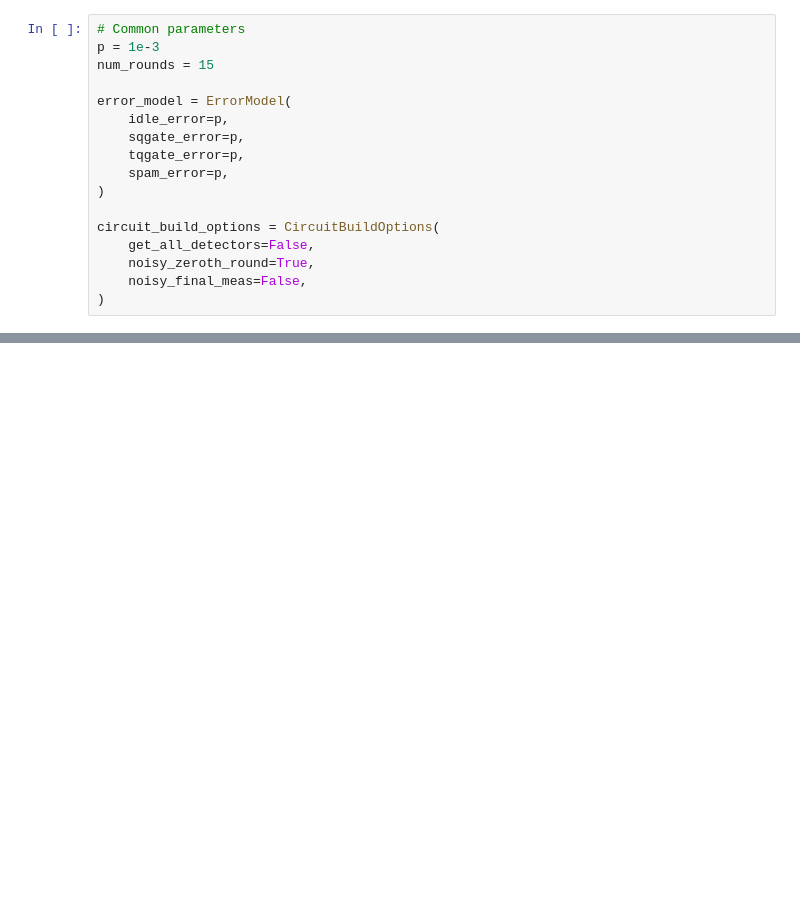
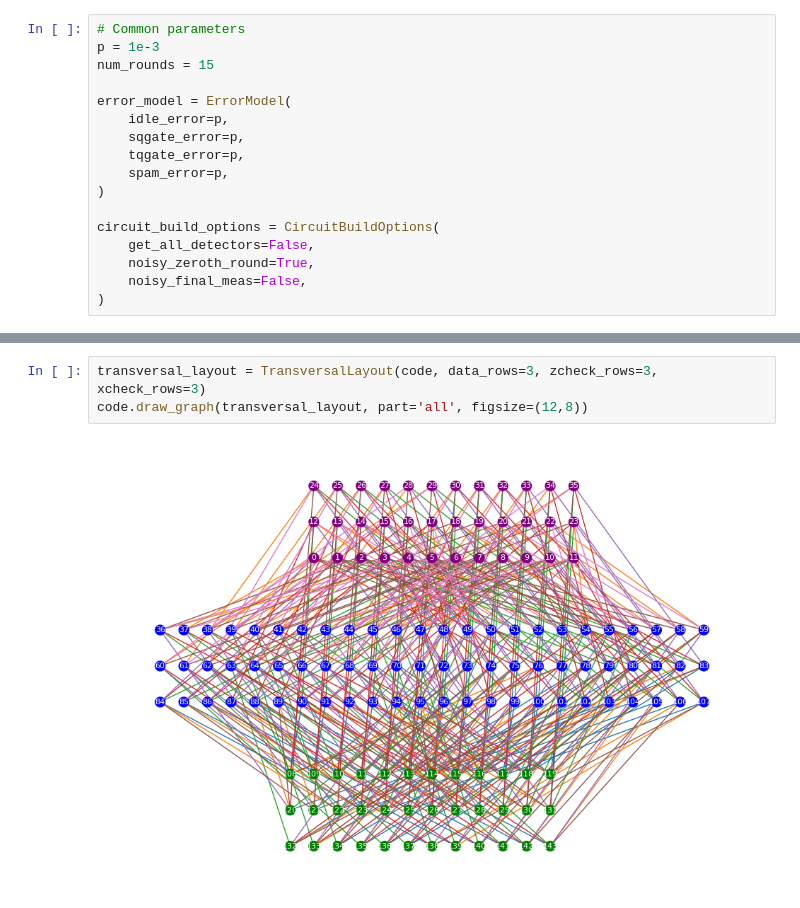
Before and after one commit to mkangquantum/quits, a Jupyter notebook: doc/02A_custom_circuit_generation.ipynb, the cells around one changed output, grey strips where cells are left out. Saved outputs shown, nothing was run; the diff lists cells and outputs as text; blank space fills up the shorter version.

```diff
--- a/doc/02A_custom_circuit_generation.ipynb
+++ b/doc/02A_custom_circuit_generation.ipynb
@@ -72,0 +77,5 @@ OBSERVABLE_INCLUDE(7) rec[-87] rec[-85] rec[-83] rec[-78] rec[-77] rec[-76] rec[
+# %%
+transversal_layout = TransversalLayout(code, data_rows=3, zcheck_rows=3, xcheck_rows=3)
+code.draw_graph(transversal_layout, part='all', figsize=(12,8))
+# %% [output]
+[figure, added]
```
Also changed, not shown: parts of 5 cells of this notebook, 26 other files.
